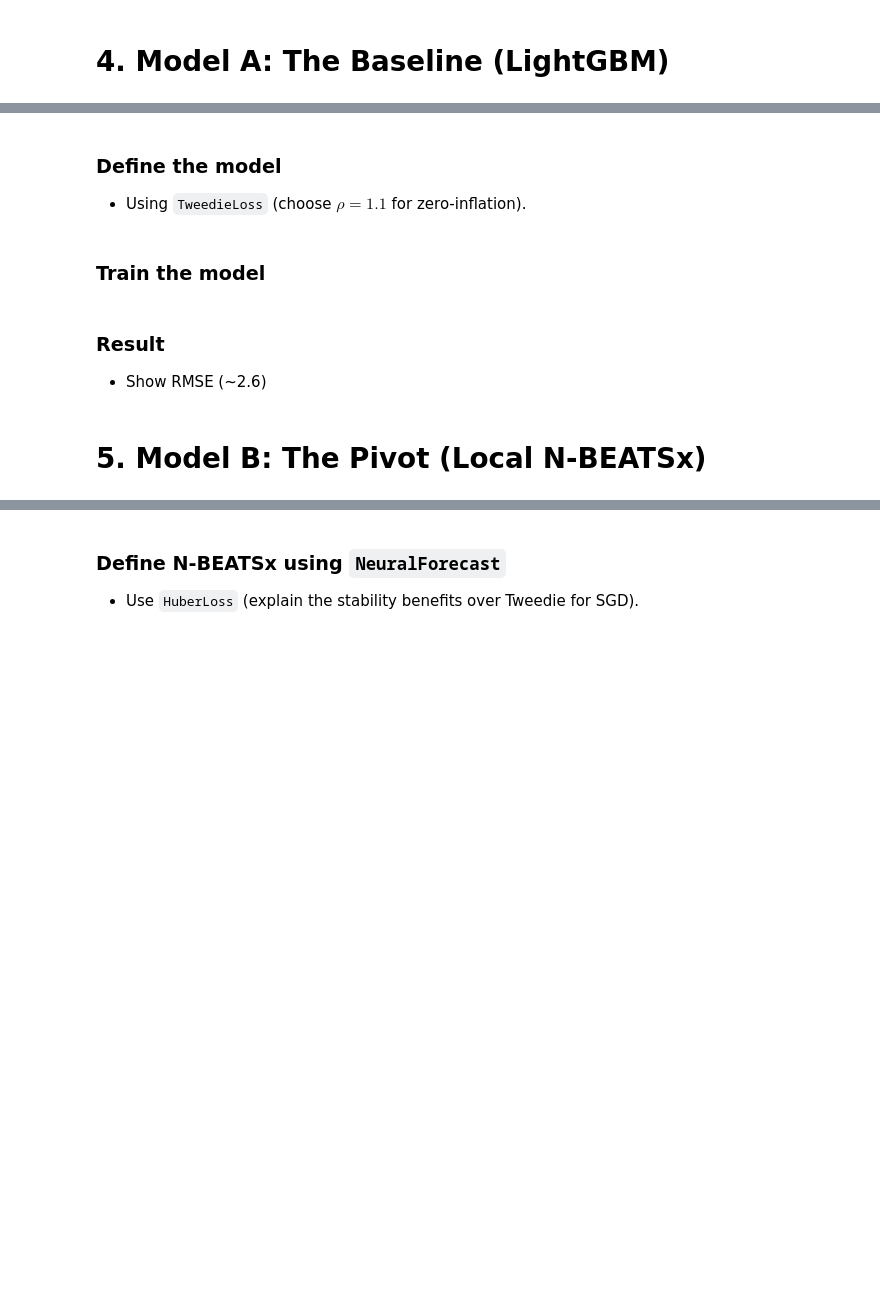
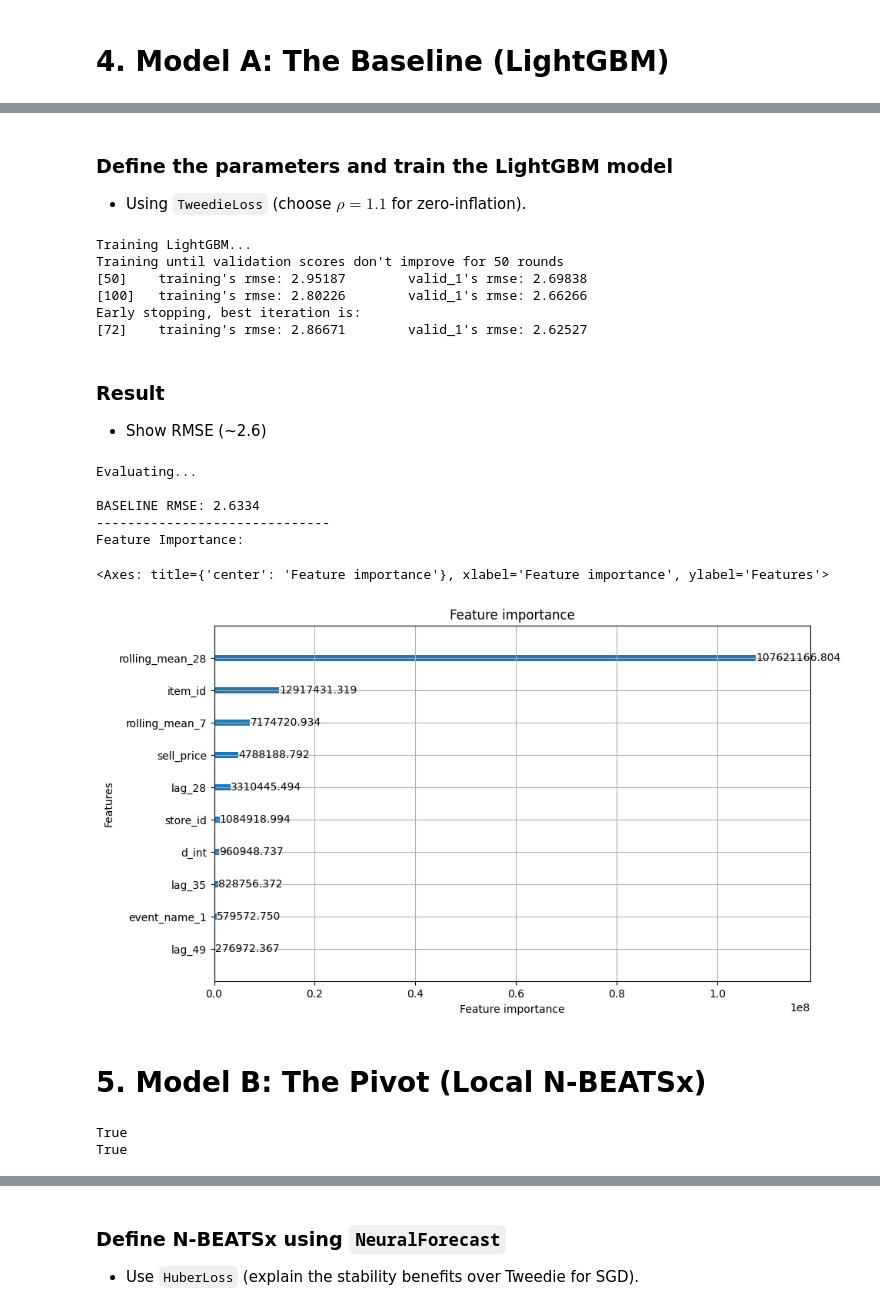
Before and after one commit to Zak-Las/Walmart-Demand-Forcasting, a Jupyter notebook: Notebooks/01_local_dynamics.ipynb, the cells around one changed output, grey strips where cells are left out. Drawn from its saved outputs; the diff is of its cells as text; code cells hidden in the pictures; blank space fills up the shorter version.

```diff
--- a/Notebooks/01_local_dynamics.ipynb
+++ b/Notebooks/01_local_dynamics.ipynb
@@ -131,2 +228,5 @@ display(df)
+# %%
+# SORT (Preserve Time Structure)
+df_lgbm = df_lgbm.sort_values(['id', 'd_int']).reset_index(drop=True)
 # %% [markdown]
 # __4. Model A: The Baseline (LightGBM)__
@@ -133,12 +354,83 @@ display(df)
 # %% [markdown]
-### Define the model
+### Define the parameters and train the LightGBM model
 
 - Using `TweedieLoss` (choose $\rho=1.1$ for zero-inflation).
-# %% [markdown]
-### Train the model
+# %%
+# ==========================================
+# 7. TRAINING LIGHTGBM
+# ==========================================
+print("Training LightGBM...")
+
+params_lgbm = {
+    'objective': 'tweedie',     # Better for intermittent sales (zeros)
+    'tweedie_variance_power': 1.1,
+    'metric': 'rmse',
+    'learning_rate': 0.05,
+    'num_leaves': 128,          # 2^7, standard for this scale
+    'feature_fraction': 0.8,
+    'bagging_fraction': 0.8,
+    'n_jobs': -1,               # Use all cores
+    'seed': 42,
+    'verbose': -1
+}
+
+train_data_lgbm = lgb.Dataset(X_train_lgbm, label=y_train_lgbm, categorical_feature=cat_feats)
+valid_data_lgbm = lgb.Dataset(X_valid_lgbm, label=y_valid_lgbm, reference=train_data_lgbm)
+
+model_lgbm = lgb.train(
+    params_lgbm,
+    train_data_lgbm,
+    num_boost_round=1000,
+    valid_sets=[train_data_lgbm, valid_data_lgbm],
+    callbacks=[lgb.early_stopping(stopping_rounds=50), lgb.log_evaluation(50)]
+)
+# %% [output]
+Training LightGBM...
+Training until validation scores don't improve for 50 rounds
+[50]    training's rmse: 2.95187        valid_1's rmse: 2.69838
+[100]   training's rmse: 2.80226        valid_1's rmse: 2.66266
+Early stopping, best iteration is:
+[72]    training's rmse: 2.86671        valid_1's rmse: 2.62527
 # %% [markdown]
 ### Result
 
 - Show RMSE (~2.6)
+# %%
+# ==========================================
+# 8. EVALUATION
+# ==========================================
+print("Evaluating...")
+preds = model_lgbm.predict(X_test_lgbm)
+lgbm_rmse = np.sqrt(np.mean((y_test_lgbm - preds) ** 2))
+
+print(f"\nBASELINE RMSE: {lgbm_rmse:.4f}")
+print("-" * 30)
+print("Feature Importance:")
+lgb.plot_importance(model_lgbm, max_num_features=10, importance_type='gain', figsize=(10, 6))
+# %% [output]
+Evaluating...
+
+BASELINE RMSE: 2.6334
+------------------------------
+Feature Importance:
+<Axes: title={'center': 'Feature importance'}, xlabel='Feature importance', ylabel='Features'>
+[figure, added]
 # %% [markdown]
 # __5. Model B: The Pivot (Local N-BEATSx)__
+# %%
+import torch
+print(torch.backends.mps.is_available()) # Should be True if using a Mac with MPS support
+print(torch.backends.mps.is_built())     # Should be True if PyTorch was built with MPS support
+
+import os
+os.environ['PYTORCH_ENABLE_MPS_FALLBACK'] = '1'
+
+from neuralforecast import NeuralForecast
+from neuralforecast.models import NBEATSx
+from neuralforecast.losses.pytorch import HuberLoss, RMSE
+
+import matplotlib.pyplot as plt
+import random
+# %% [output]
+True
+True
```
Also changed, not shown: parts of 27 cells of this notebook, 2 other files.
